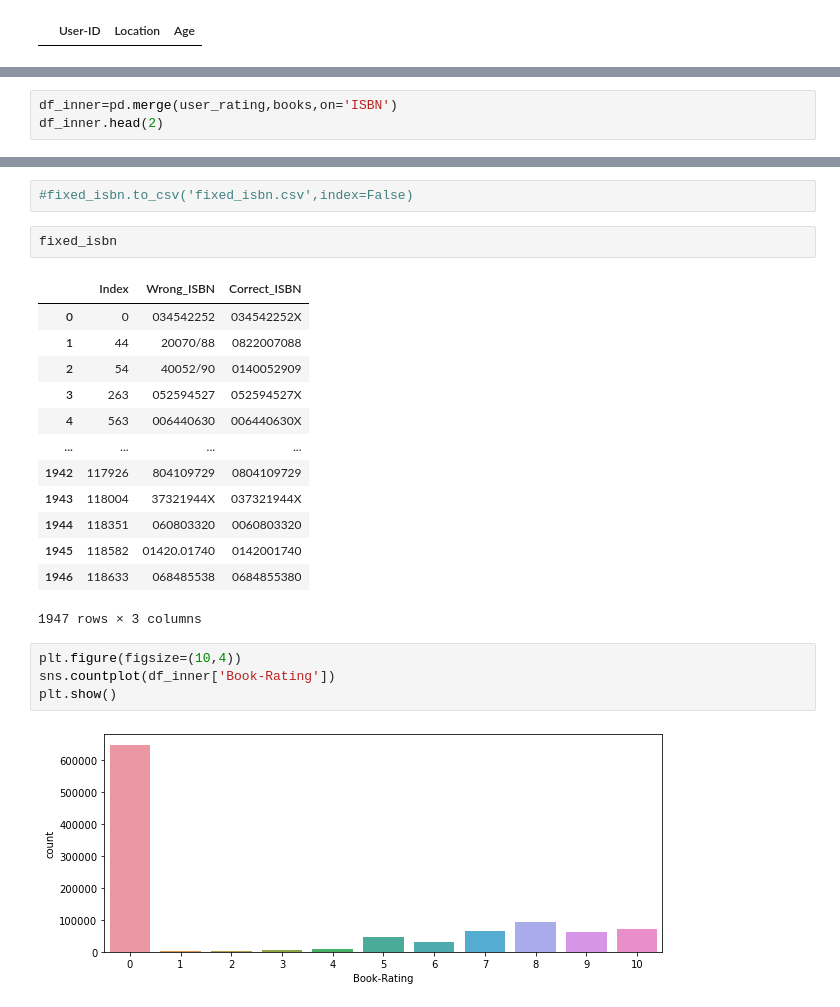
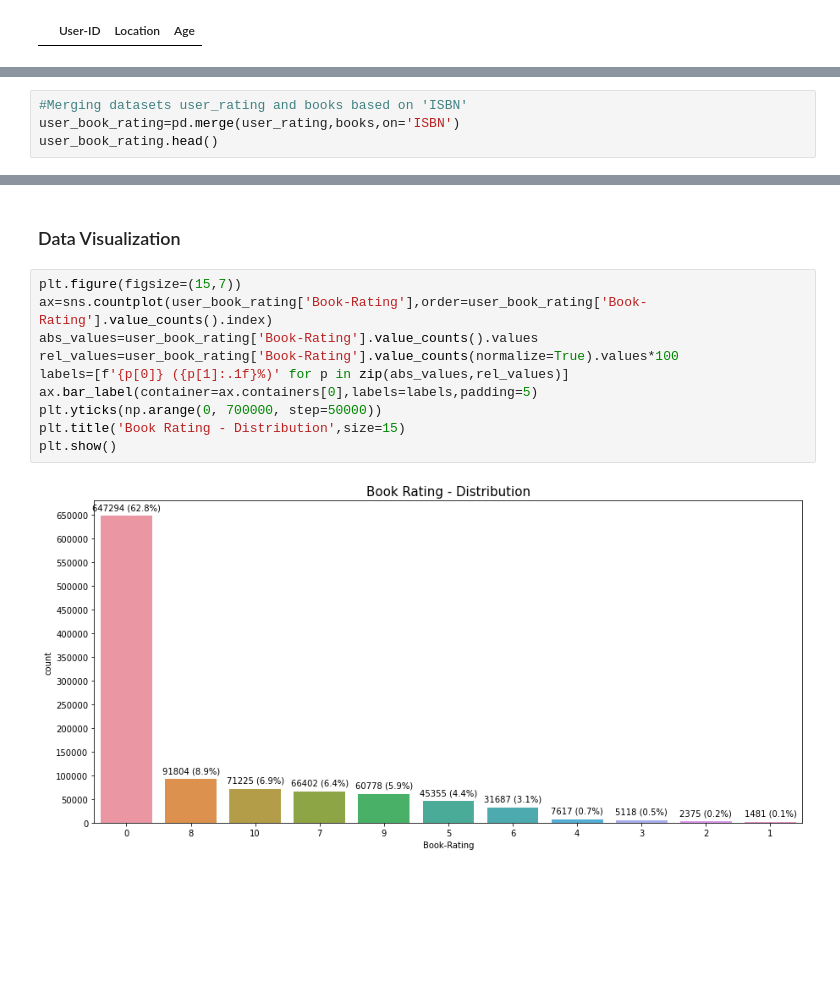
Before and after one commit to Rajkumar17493/Book_Recommendation, a Jupyter notebook: EDA.ipynb, the cells around one changed output, grey strips where cells are left out. Drawn from its saved outputs; the diff is of its cells as text; blank space fills up the shorter version.

```diff
--- a/EDA.ipynb
+++ b/EDA.ipynb
@@ -98,6 +98,7 @@ dtype: int64
 # %%
-df_inner=pd.merge(user_rating,books,on='ISBN')
-df_inner.head(2)
+#Merging datasets user_rating and books based on 'ISBN'
+user_book_rating=pd.merge(user_rating,books,on='ISBN')
+user_book_rating.head()
 # %% [output]
 |  | User-ID | Location | Age | ISBN | Book-Rating | Book-Title | Book-Author | Year-Of-Publication | ... |
 | 0 | 2 | stockton, california, usa | 18.0 | 0195153448 | 0 | Classical Mythology | Mark P. O. Morford | 2002 | ... |
@@ -205,24 +191,14 @@ Wall time: 4h 57min 48s
-# %%
-#fixed_isbn.to_csv('fixed_isbn.csv',index=False)
-# %%
-fixed_isbn
-# %% [output]
-|  | Index | Wrong_ISBN | Correct_ISBN |
-| 0 | 0 | 034542252 | 034542252X |
-| 1 | 44 | 20070/88 | 0822007088 |
-| 2 | 54 | 40052/90 | 0140052909 |
-| 3 | 263 | 052594527 | 052594527X |
-| 4 | 563 | 006440630 | 006440630X |
-| ... | ... | ... | ... |
-| 1942 | 117926 | 804109729 | 0804109729 |
-| 1943 | 118004 | 37321944X | 037321944X |
-| 1944 | 118351 | 060803320 | 0060803320 |
-| 1945 | 118582 | 01420.01740 | 0142001740 |
-| 1946 | 118633 | 068485538 | 0684855380 |
-1947 rows × 3 columns
+# %% [markdown]
+### Data Visualization
 # %%
-plt.figure(figsize=(10,4))
-sns.countplot(df_inner['Book-Rating'])
+plt.figure(figsize=(15,7))
+ax=sns.countplot(user_book_rating['Book-Rating'],order=user_book_rating['Book-Rating'].value_counts().index)
+abs_values=user_book_rating['Book-Rating'].value_counts().values
+rel_values=user_book_rating['Book-Rating'].value_counts(normalize=True).values*100
+labels=[f'{p[0]} ({p[1]:.1f}%)' for p in zip(abs_values,rel_values)]
+ax.bar_label(container=ax.containers[0],labels=labels,padding=5)
+plt.yticks(np.arange(0, 700000, step=50000))
+plt.title('Book Rating - Distribution',size=15)
 plt.show()
 # %% [output]
-[figure, old version]
+[figure, new version]
```
Also changed, not shown: parts of 40 cells of this notebook.
